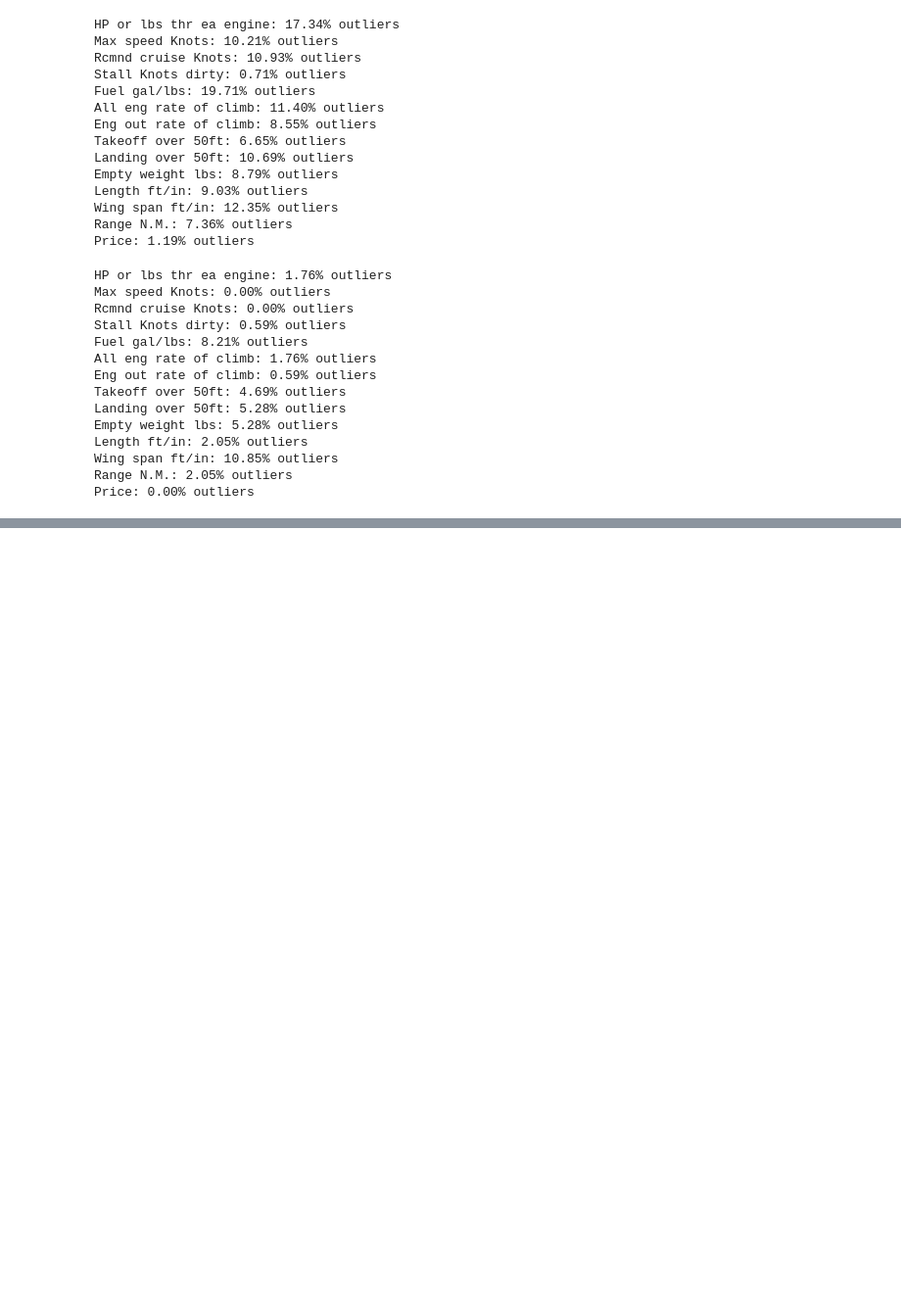
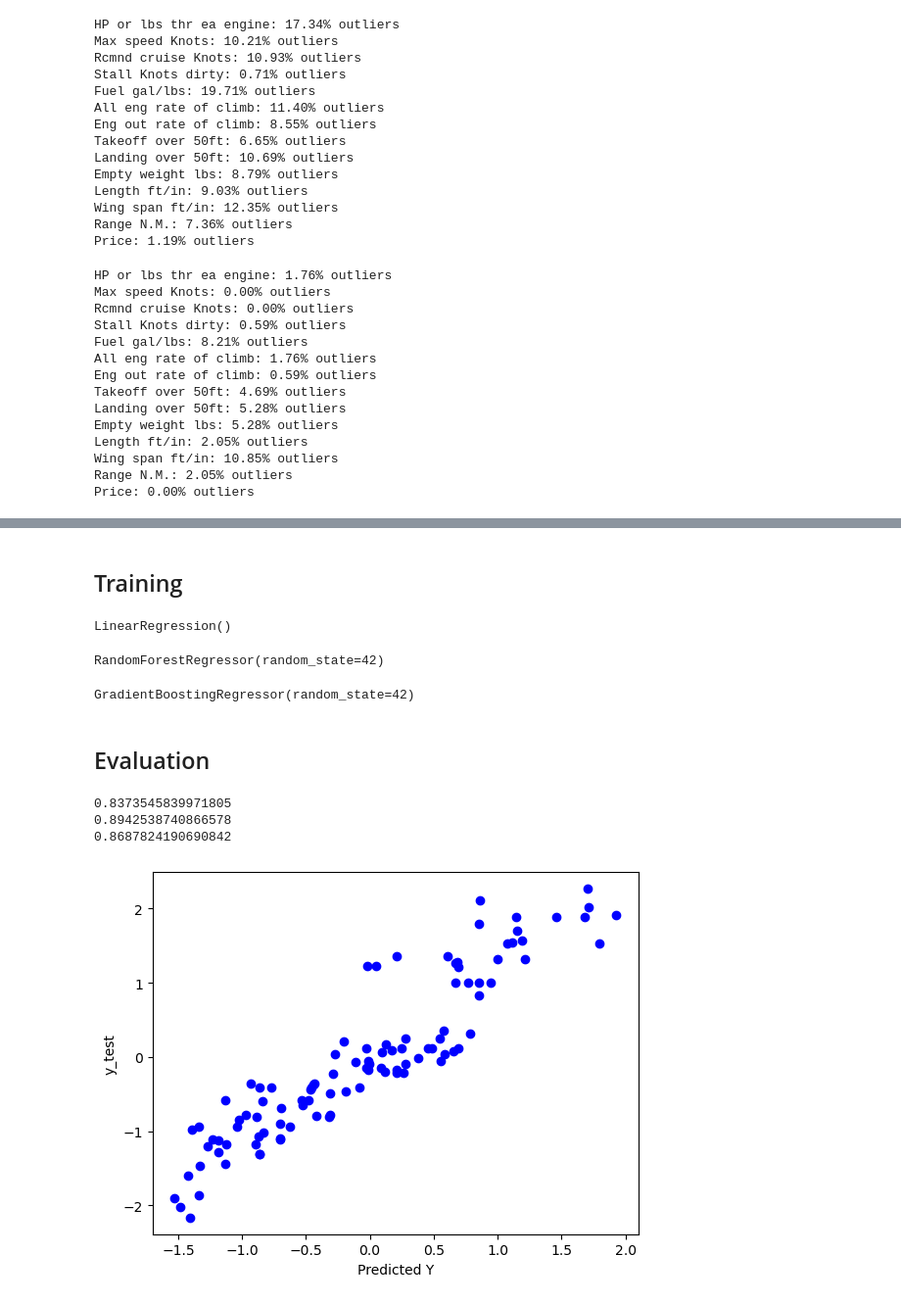
Before and after one commit to 6lvcknight/-Airplane-Price-Prediction-Model, a Jupyter notebook: Price Prediction Model.ipynb, the cells around one changed output, grey strips where cells are left out. Shown at 98% size. Drawn from its saved outputs; the diff is of its cells as text; code cells hidden in the pictures; blank space fills up the shorter version.

```diff
--- a/Price Prediction Model.ipynb
+++ b/Price Prediction Model.ipynb
@@ -220,0 +216,8 @@ Price: 0.00% outliers
+# %%
+from sklearn.preprocessing import StandardScaler
+scaler = StandardScaler()
+
+scaled_data = scaler.fit_transform(df_clean)
+df_scaled = pd.DataFrame(scaled_data, columns=df_clean.columns)
+
+df_scaled.head()
@@ -220,0 +231,51 @@ Price: 0.00% outliers
+# %% [markdown]
+## Training
+# %%
+from sklearn.model_selection import train_test_split
+from sklearn.linear_model import LinearRegression
+
+X = df_scaled.drop(columns='Price', axis=1)
+Y =  df_scaled['Price']
+
+X_train, X_test, y_train, y_test = train_test_split(X, Y, test_size=0.3, random_state=42)
+
+model = LinearRegression()
+
+model.fit(X_train, y_train)
+# %% [output]
+LinearRegression()
+# %%
+from sklearn.ensemble import RandomForestRegressor
+
+rf_model = RandomForestRegressor(n_estimators=100, random_state=42)
+
+rf_model.fit(X_train, y_train)
+# %% [output]
+RandomForestRegressor(random_state=42)
+# %%
+from sklearn.ensemble import GradientBoostingRegressor
+
+gb_model = GradientBoostingRegressor(n_estimators=100, learning_rate=0.1, random_state=42)
+
+gb_model.fit(X_train, y_train)
+# %% [output]
+GradientBoostingRegressor(random_state=42)
+# %% [markdown]
+## Evaluation
+# %%
+# Mean Accuracy
+print(model.score(X_test, y_test))
+print(rf_model.score(X_test, y_test))
+print(gb_model.score(X_test, y_test))
+# %% [output]
+0.8373545839971805
+0.8942538740866578
+0.8687824190690842
+# %%
+prediction = model.predict(X_test)
+plt.scatter(prediction ,y_test, c='b')
+plt.xlabel('Predicted Y')
+plt.ylabel('y_test')
+plt.show()
+# %% [output]
+[figure, added]
```
Also changed, not shown: parts of 8 cells of this notebook.
